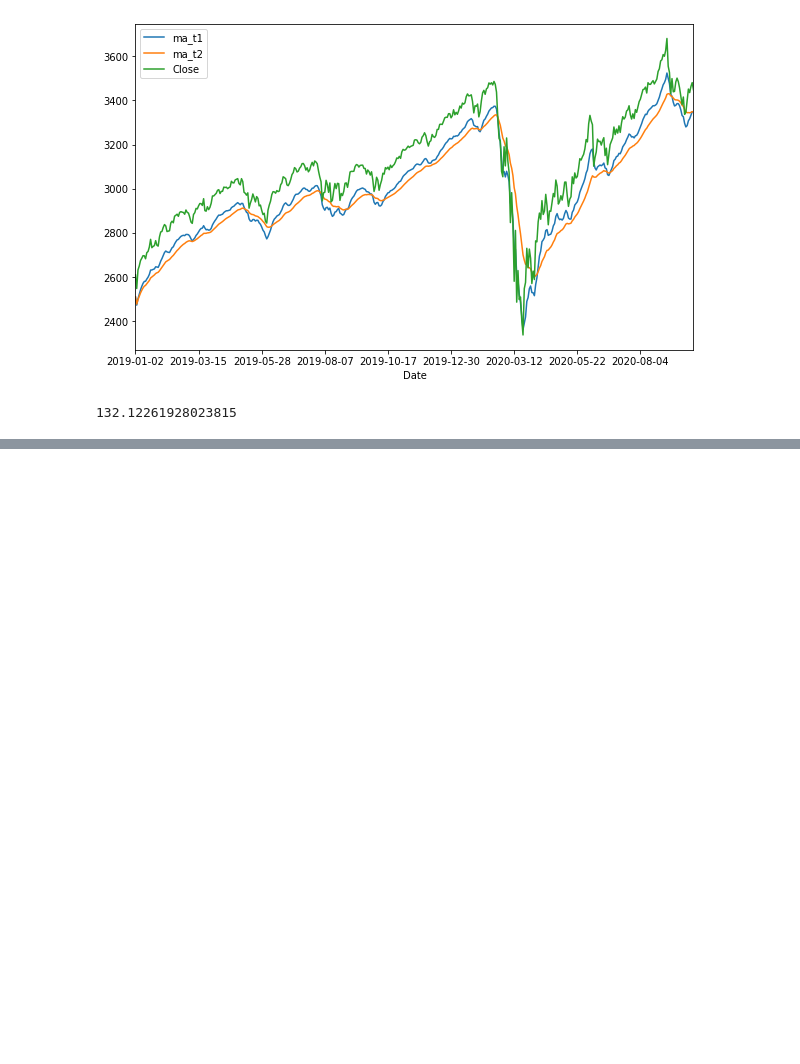
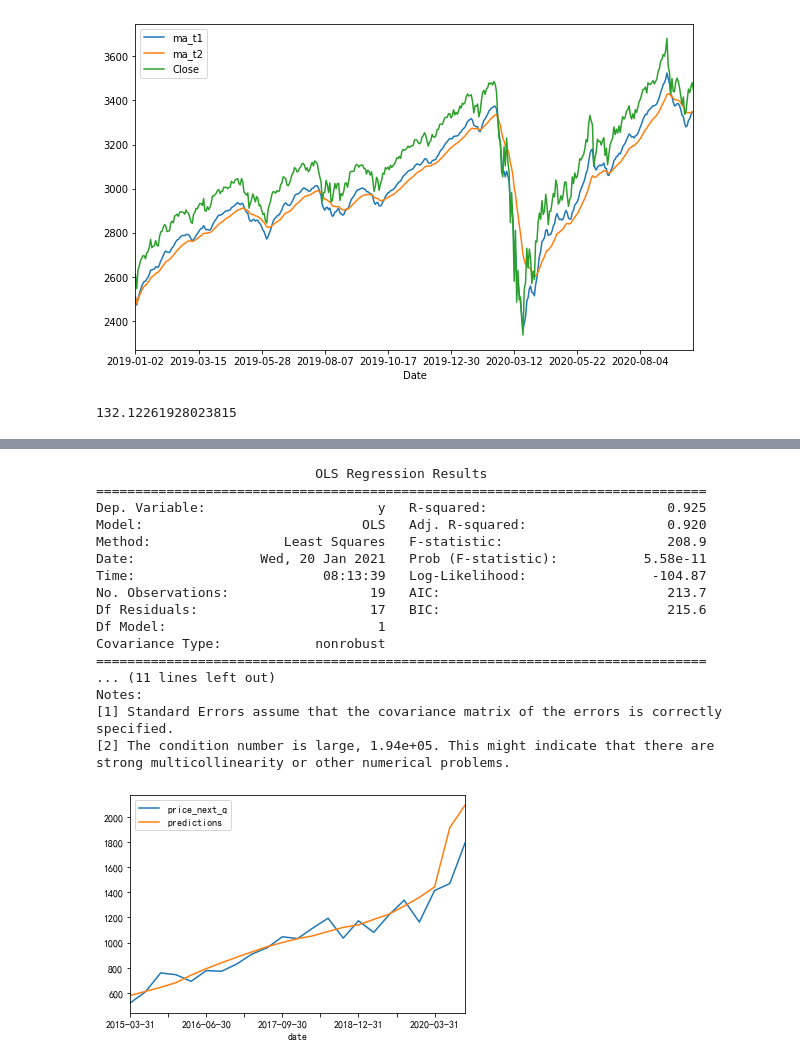
Before and after one commit to yuwei2341/stocks, a Jupyter notebook: Stock_MA.ipynb, the cells around one changed output, grey strips where cells are left out. Saved outputs shown, nothing was run; the diff lists cells and outputs as text; code cells hidden in the pictures; blank space fills up the shorter version.

```diff
--- a/Stock_MA.ipynb
+++ b/Stock_MA.ipynb
@@ -115,0 +266,46 @@ On 2020-10-02, have 148.4, and 0.0 worth of stock
+# %%
+stock_symbol = 'GOOG'
+df = get_stock_price(stock_symbol)
+# print(df.tail())
+
+import statsmodels.api as sm
+feature_name = [
+#     'ttm_net_eps',
+    'm2',
+#     'ttm_net_eps_norm'
+#     'ttm_net_eps_delta',
+#     'ttm_net_eps_delta_frac'
+#     'pe_ratio',
+]
+y_name = 'price_next_q' # 'stock_price'
+
+# Remove 2020 when training models
+df_train = df.iloc[:-4, :]
+X = sm.add_constant(df_train[feature_name].values)
+y = df_train[y_name].values
+model = sm.OLS(y, X).fit()
+
+X_pred = sm.add_constant(df[feature_name].values)
+df['predictions'] = model.predict(X_pred)
+print(model.summary())
+
+plot_predictions(df, y_name)
+# %% [output]
+                            OLS Regression Results
+==============================================================================
+Dep. Variable:                      y   R-squared:                       0.925
+Model:                            OLS   Adj. R-squared:                  0.920
+Method:                 Least Squares   F-statistic:                     208.9
+Date:                Wed, 20 Jan 2021   Prob (F-statistic):           5.58e-11
+Time:                        08:13:39   Log-Likelihood:                -104.87
+No. Observations:                  19   AIC:                             213.7
+Df Residuals:                      17   BIC:                             215.6
+Df Model:                           1
+Covariance Type:            nonrobust
+==============================================================================
+... (11 lines left out)
+Notes:
+[1] Standard Errors assume that the covariance matrix of the errors is correctly specified.
+[2] The condition number is large, 1.94e+05. This might indicate that there are
+strong multicollinearity or other numerical problems.
+[figure, added]
```
Also changed, not shown: parts of 28 cells of this notebook, 1 other file.
